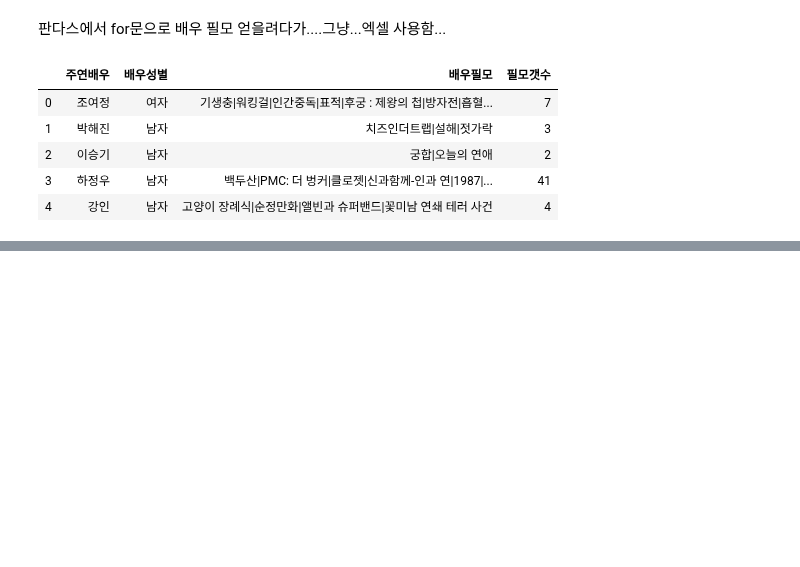
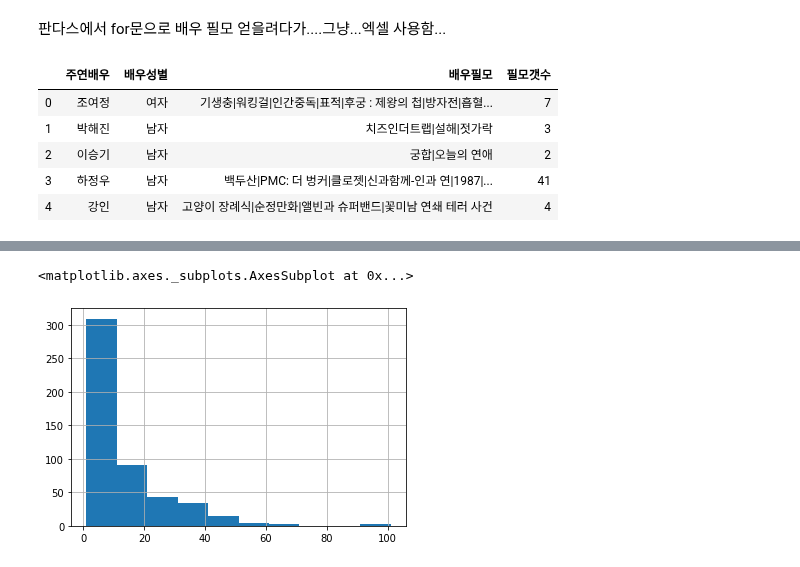
Before and after one commit to kim4pb/Female-led-Korean-Films, a Jupyter notebook: 02.EDA/배우 필모.ipynb, the cells around one changed output, grey strips where cells are left out. Drawn from its saved outputs; the diff is of its cells as text; code cells hidden in the pictures; blank space fills up the shorter version.

```diff
--- a/02.EDA/배우 필모.ipynb
+++ b/02.EDA/배우 필모.ipynb
@@ -93,2 +83,2 @@ filmo = filmo.drop_duplicates()
 # %%
-filmo.sort_values(by=['필모갯수'], axis=0, ascending=False)
+filmo=filmo.sort_values(by=['필모갯수'], axis=0, ascending=False)
@@ -113,3 +105,6 @@ filmo.sort_values(by=['필모갯수'], axis=0, ascending=False)
+# %%
+# 외국배우 삭제
+filmo=filmo.drop([660,50,89,387,482, 38, 475, 666, 529])
 # %%
 filmo_woman= filmo[filmo['배우성별']=='여자']
 # %%
@@ -120,0 +322,6 @@ filmo_man= filmo[filmo['배우성별']=='남자']
+# %%
+# 전체적인 데이터를 시각화 했을 때...
+filmo['필모갯수'].hist(bins=10)
+# %% [output]
+<matplotlib.axes._subplots.AxesSubplot at 0x...>
+[figure, added]
```
Also changed, not shown: parts of 39 cells of this notebook, 6 other files.
